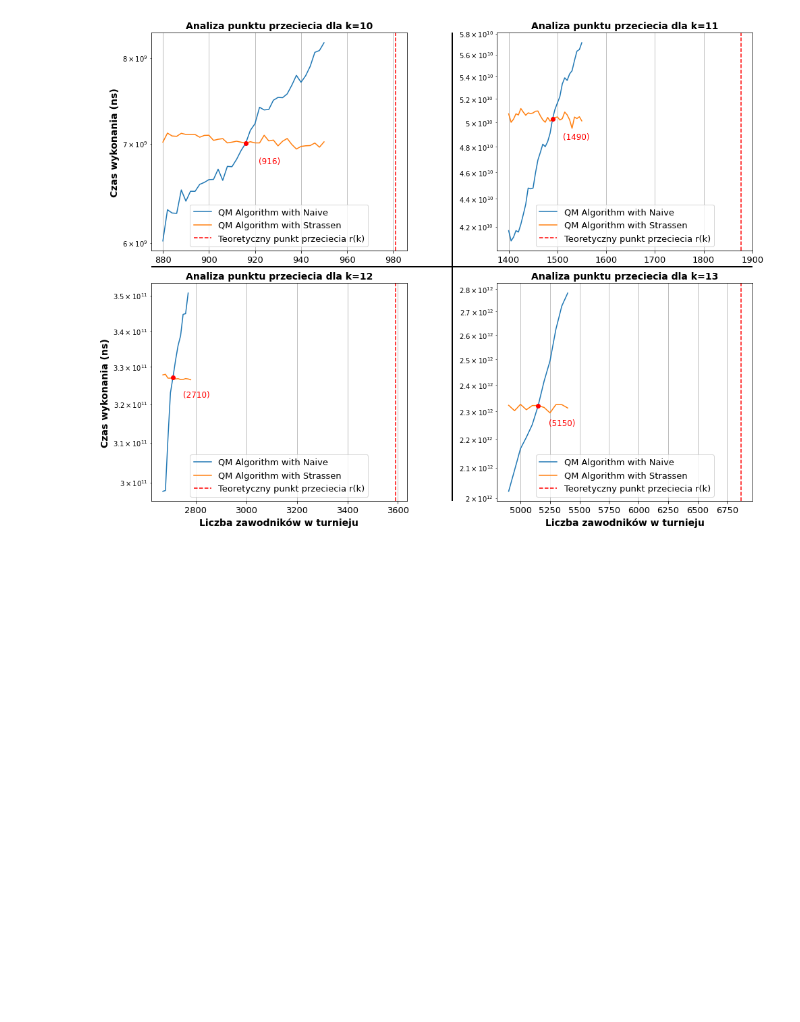
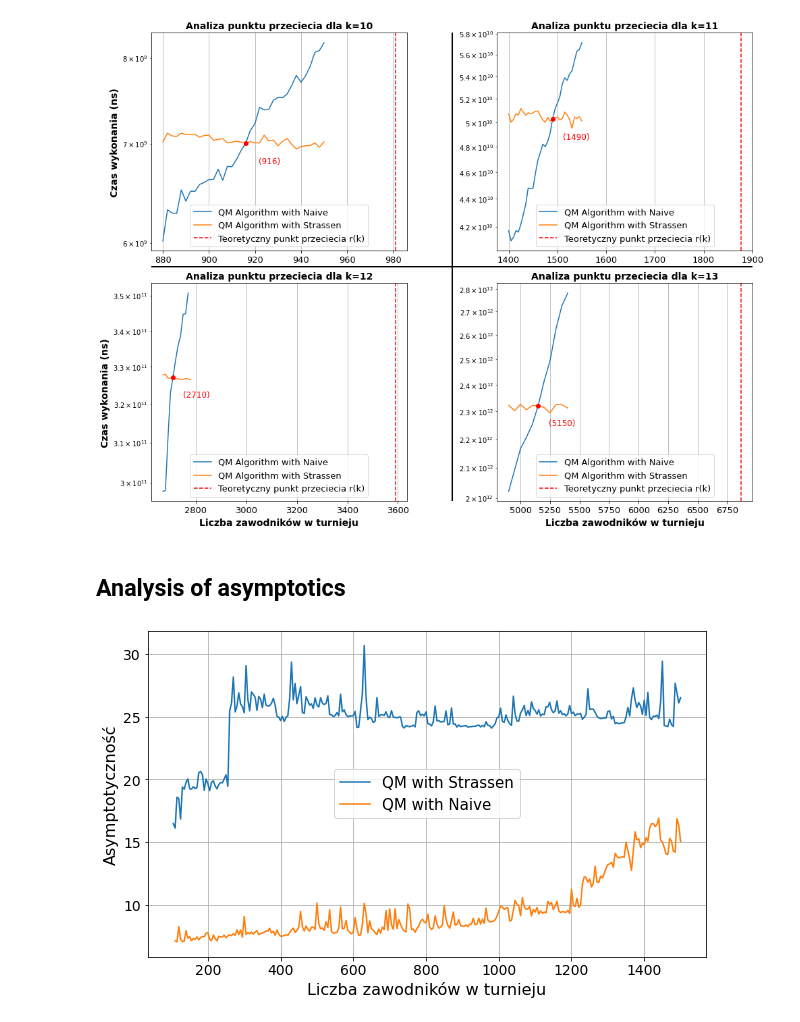
Before and after one commit to H4kan/quickMult, a Jupyter notebook: jupyter/time-analysis.ipynb, the cells around one changed output. Saved outputs shown, nothing was run; the diff lists cells and outputs as text; code cells hidden in the pictures; blank space fills up the shorter version.

Commit message:
Final plots and jupyter

```diff
--- a/jupyter/time-analysis.ipynb
+++ b/jupyter/time-analysis.ipynb
@@ -224,3 +224,37 @@ plt.savefig(IMAGES_PATH, dpi=300)
 plt.show()
 # %% [output]
 [figure]
+# %% [markdown]
+## Analysis of asymptotics
+# %%
+def generate_plot(file_path):
+    with open(file_path, 'r') as f:
+        data = f.read()
+
+    strassen_data, naive_data = data.split("QM Algorithm with Naive")
+    strassen_data = strassen_data.strip().split("\n")[1:]
+    strassen_data = [(int(line.split()[0]), float(line.split()[1])) for line in strassen_data]
+
+    naive_data = naive_data.strip().split("\n")[1:]
+    naive_data = [(int(line.split()[0]), float(line.split()[1])) for line in naive_data]
+
+    log7 = np.log2(7)
+    strassen_factors = [i[1] / (2**(np.ceil(np.log2(i[0])) * log7)) for i in strassen_data]
+    naive_factors = [i[1] / (i[0]**3) for i in naive_data]
+
+    plt.figure(figsize=(10, 6))
+    plt.plot([i[0] for i in strassen_data], strassen_factors, label="QM with Strassen")
+    plt.plot([i[0] for i in naive_data], naive_factors, label="QM with Naive")
+    plt.legend(fontsize=15)
+    #plt.title("Porównanie asymptotycznosci algorytmu QM oparego o algorytm Naiwny i algorytm Strassena", fontsize=16, fontweight='bold')
+    plt.xlabel("Liczba zawodników w turnieju", fontsize=16)
+    plt.ylabel("Asymptotyczność", fontsize=16)
+    plt.xticks(fontsize=14)
+    plt.yticks(fontsize=14)
+    plt.grid(True)
+    plt.savefig(f".\\images\\asymptotics-analysis-strassen-naive.png", dpi=300)
+    plt.show()
+
+generate_plot("..\\test-results\\naive-strassen-average-time-results.txt")
+# %% [output]
+[figure, added]
```
Also changed, not shown: 2 other files.
